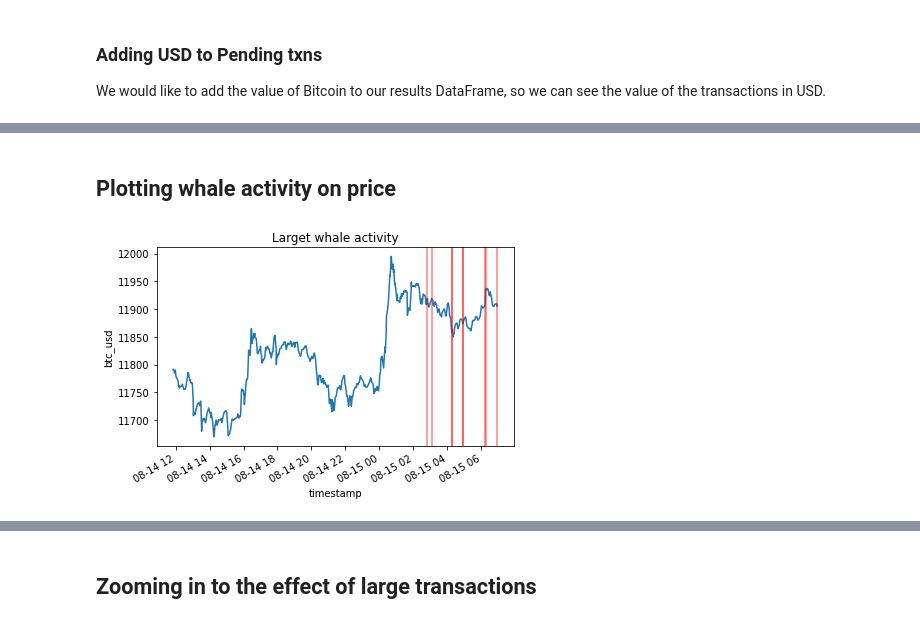
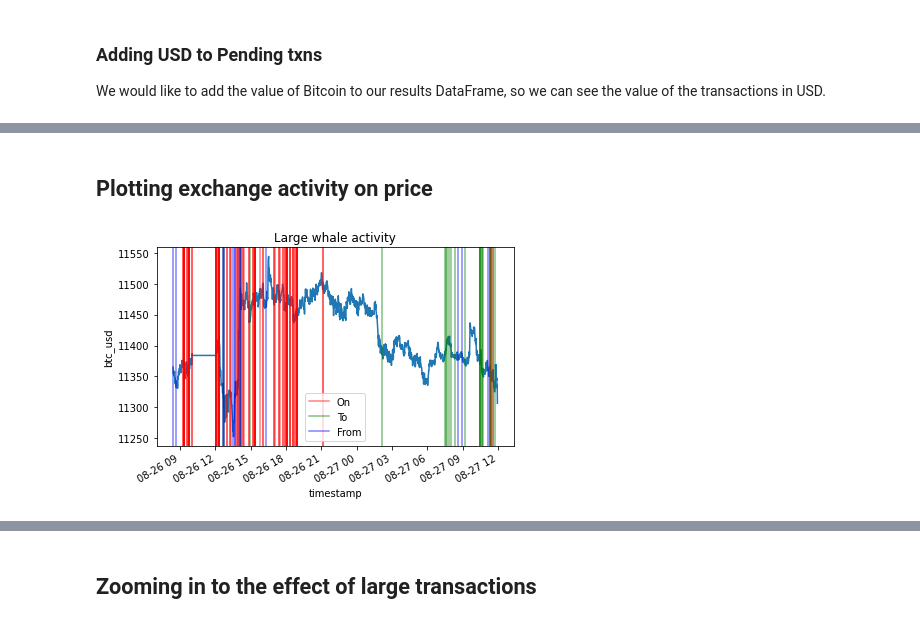
Before and after one commit to amberdata/evan-blog-posts, a Jupyter notebook: txn-mempool/notebooks/1.0-ea-analysis.ipynb, the cells around one changed output, grey strips where cells are left out. Drawn from its saved outputs; the diff is of its cells as text; code cells hidden in the pictures.

```diff
--- a/txn-mempool/notebooks/1.0-ea-analysis.ipynb
+++ b/txn-mempool/notebooks/1.0-ea-analysis.ipynb
@@ -51,7 +51,7 @@ api_key = get_key()
 Now we get to read in the data from our Raspberry Pi. For now I am just plotting the raw values to see what kind of volume of transactions are going on.
 # %%
 # read in the data from different sources
-results = pd.read_csv("../data/results_08-14_08-15.csv", sep='; ', engine='python')
+results = pd.read_csv("../data/results.csv", sep='; ', engine='python')
 
 # get the value of BTC per pending txn
 results["btc"] = results.value // 10**8
@@ -70,7 +115,7 @@ plt.show()
 ## Getting OHLCV data
 # %%
 dfs = []
-n_days = 5
+n_days = 3
 
 for i in range(n_days):
     print(f"Iteration: {i}")
@@ -80,7 +125,7 @@ for i in range(n_days):
 
     # convert to UNIX format
     startDate = str(round(startDate.timestamp()*10**3))
-    endDate = str(round(endDate.timestamp()*10**3))
+    endDate = str(round(endDate.timestamp()*10**3)-100)
 
     # the url for our endpoint
     url = "https://web3api.io/api/v2/market/ohlcv/btc_usd/historical"
@@ -91,7 +136,7 @@ for i in range(n_days):
         "timeFormat": "iso",
         'startDate': startDate,
         'endDate': endDate,
-        "exchange": "bitfinex"
+        "exchange": "bitstamp"
     }
 
     # the API key
@@ -101,7 +146,7 @@ for i in range(n_days):
     payload = get_response(url, headers, querystring)
 
     # we save the OHLCV data
-    bfx = payload['data']['bitfinex']
+    bfx = payload['data']['bitstamp']
 
     # get the columns and make a dataframe
     columns = payload['metadata']['columns']
@@ -126,7 +169,7 @@ results.to_csv("../data/results_all_08-14_08-15.csv", index=False)
 # %%
 # read the data from our saved csvs
 ohlcv = pd.read_csv("../data/ohlcv.csv")
-results = pd.read_csv("../data/results_all_08-14_08-15.csv")
+results = pd.read_csv("../data/results_all.csv")
 
 # change the UNIX timestamp to human readable format and set it as index
 results["timestamp"] = pd.to_datetime(results.timestamp, utc=True)
@@ -160,8 +208,6 @@ df_merged["usd"] = df_merged.value/10**8 * df_merged.close
 
 
 # display the result, sorted by the largest transactions
-# sort the values by increasing dollar amounts
-data_sorted = df_merged.sort_values("usd", ascending=False)
-# display the top n transactions
-n_txn = 10       # the number of the top transactions we want to focus on
-data_sorted.head(n_txn)
+# sort the values by increasing dollar amounts and
+# save only transactions related to BitMEX
+df_exch = df_merged.sort_values("usd", ascending=False).query("status != 'neither'")
@@ -182,21 +230,32 @@ So there was one transaction that was significantly $(> 1/3)$ larger than the re
 # %% [markdown]
-## Plotting whale activity on price
+## Plotting exchange activity on price
 # %%
 # plotting the time series of bitcoin price
-#ohlcv.set_index("timestamp", inplace=True)
 ohlcv.close.plot()
 
 # add a red line when a large pending transaction occured
-for i in range(n_txn-1):
-    plt.axvline(data_sorted.iloc[i, 0], color='r', alpha=0.5)
+lines = [0]*3
+for i in range(len(df_exch)):
+    txn = df_exch.iloc[i]
+    # set the color according to the status
+    if txn.status == 'on':
+        l = plt.axvline(txn[0], color='r', alpha=0.5)
+        lines[0] = l
+    elif txn.status == 'to':
+        l = plt.axvline(txn[0], color='g', alpha=0.5)
+        lines[1] = l
+    elif txn.status == 'from':
+        l = plt.axvline(txn[0], color='b', alpha=0.5)
+        lines[2] = l
 
-plt.title("Larget whale activity")
+plt.title("Large whale activity")
 plt.ylabel("btc_usd")
+plt.legend(lines, ("On", "To", "From"))
 plt.tight_layout()
 plt.savefig("../plots/large_whale_activity.png")
 plt.show()
 # %% [output]
-[figure, old version]
+[figure, new version]
 # %%
 # the start and end of large whale activity
 start, end = datetime(2020, 8, 15, 2, 0, 0, tzinfo=pytz.UTC), datetime(2020, 8, 15, 7, 0, 0, tzinfo=pytz.UTC)
```
Also changed, not shown: parts of 13 cells of this notebook, 3 other files.
